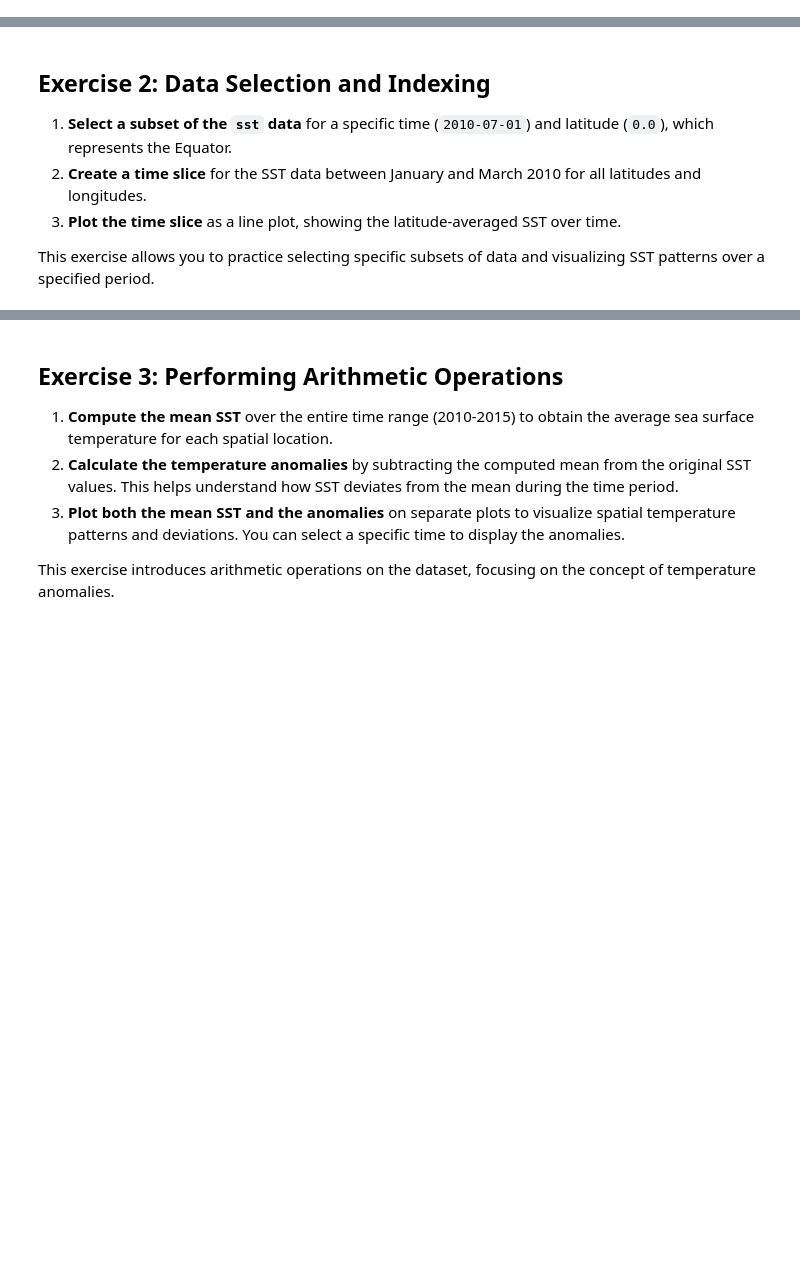
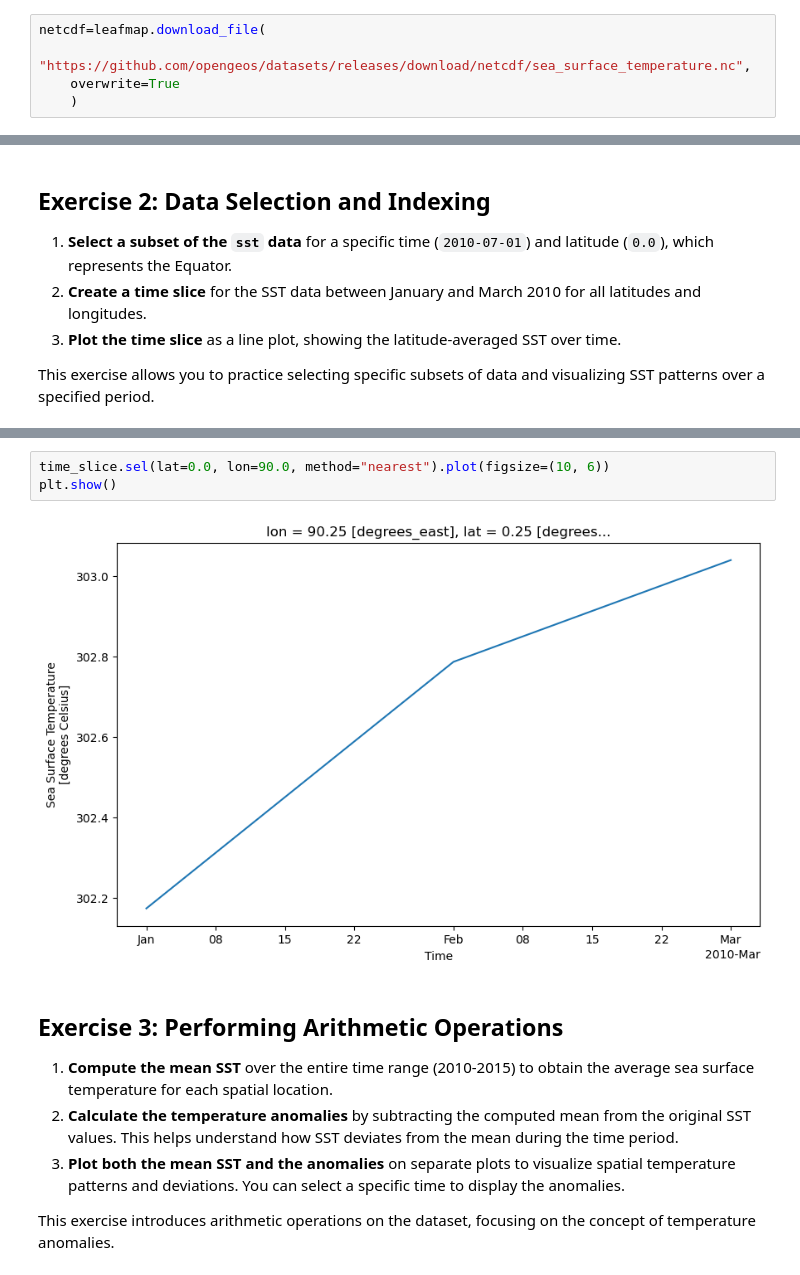
Before and after one commit to Geography-and-Planning/intro-to-gis, a Jupyter notebook: lab/lab_06.ipynb, the cells around one changed output, grey strips where cells are left out. Saved outputs shown, nothing was run; the diff lists cells and outputs as text; blank space fills up the shorter version.

```diff
--- a/lab/lab_06.ipynb
+++ b/lab/lab_06.ipynb
@@ -24,0 +29,5 @@ This exercise allows you to practice selecting specific subsets of data and visu
+# %%
+netcdf=leafmap.download_file(
+    "https://github.com/opengeos/datasets/releases/download/netcdf/sea_surface_temperature.nc",
+    overwrite=True
+    )
@@ -33,3 +143,8 @@ This exercise allows you to practice selecting specific subsets of data and visu
+# %%
+time_slice.sel(lat=0.0, lon=90.0, method="nearest").plot(figsize=(10, 6))
+plt.show()
+# %% [output]
+[figure, added]
 # %% [markdown]
 ## Exercise 3: Performing Arithmetic Operations
 
```
Also changed, not shown: parts of 17 cells of this notebook, 1 other file.
